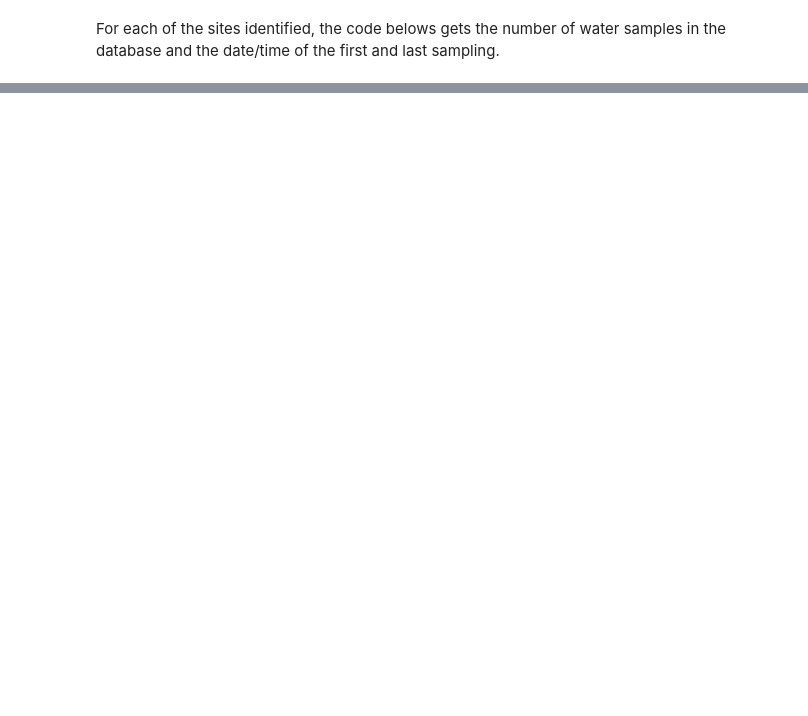
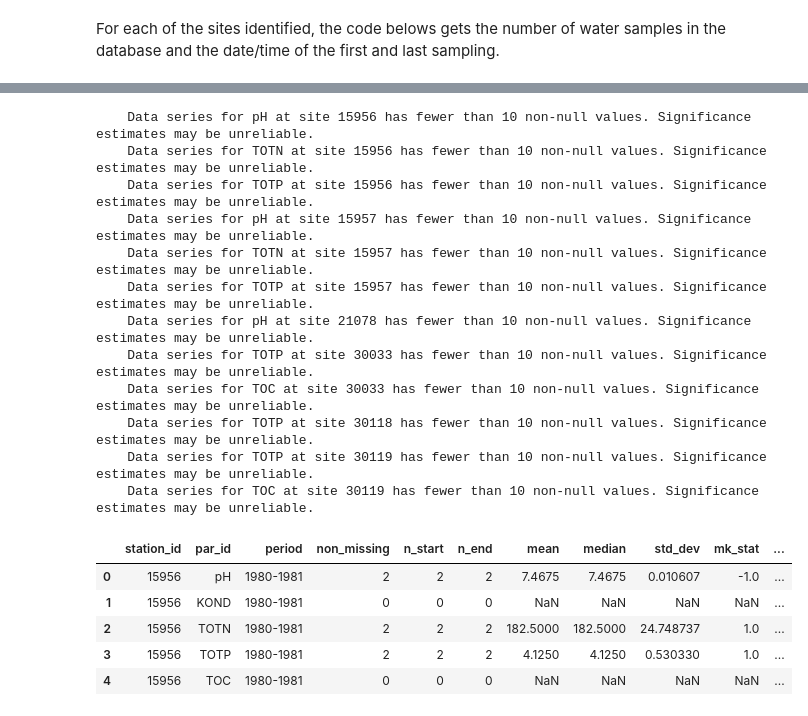
Before and after one commit to JamesSample/misc, a Jupyter notebook: resa_northern_sites.ipynb, the cells around one changed output, grey strips where cells are left out. Drawn from its saved outputs; the diff is of its cells as text; code cells hidden in the pictures; blank space fills up the shorter version.

Commit message:
Adding ts plots and trends

```diff
--- a/resa_northern_sites.ipynb
+++ b/resa_northern_sites.ipynb
@@ -157,0 +277,67 @@ df
+# %%
+# Import modified version of ICPW code
+icpw_func_path = r'C:\Data\James_Work\Staff\Nikolai_F\Arctic_Data_RESA\Python\arctic_trends.py'
+
+trends = imp.load_source('arctic_trends', icpw_func_path)
+# %%
+# Specify folder for plotting
+out_fold = r'C:\Data\James_Work\Staff\Nikolai_F\Arctic_Data_RESA\trends_plots'
+
+# File to save results to
+out_xlsx = r'C:\Data\James_Work\Staff\Nikolai_F\Arctic_Data_RESA\arctic_trends_results.xlsx'
+
+# Restructure df
+var_list = ['pH', 'KOND', 'TOTN', 'TOTP', 'TOC']
+
+# Get unique stns and vars
+stn_list = wc_df['station_id'].unique()
+
+# Container for output
+df_list = []
+
+# Loop over data
+for sidx, stn in enumerate(stn_list):
+    # Get data
+    df = wc_df.query('station_id==@stn')
+    df.index = df['date']
+    df.sort_index(inplace=True)
+
+    # Calculate annual medians
+    df = df.resample('A').median()
+
+    # Extract year col and reset index
+    df['year'] = df.index.year
+    df.reset_index(inplace=True)
+    df = df[['station_id', 'year'] + var_list]
+
+    # Calculate trends
+    res_df = trends.wc_stats(df, plot=True, fold=out_fold)
+
+    df_list.append(res_df)
+
+# Combine results
+res_df = pd.concat(df_list, axis=0)
+
+# Write output
+res_df.to_excel(out_xlsx, index=False)
+
+res_df.head()
+# %% [output]
+    Data series for pH at site 15956 has fewer than 10 non-null values. Significance estimates may be unreliable.
+    Data series for TOTN at site 15956 has fewer than 10 non-null values. Significance estimates may be unreliable.
+    Data series for TOTP at site 15956 has fewer than 10 non-null values. Significance estimates may be unreliable.
+    Data series for pH at site 15957 has fewer than 10 non-null values. Significance estimates may be unreliable.
+    Data series for TOTN at site 15957 has fewer than 10 non-null values. Significance estimates may be unreliable.
+    Data series for TOTP at site 15957 has fewer than 10 non-null values. Significance estimates may be unreliable.
+    Data series for pH at site 21078 has fewer than 10 non-null values. Significance estimates may be unreliable.
+    Data series for TOTP at site 30033 has fewer than 10 non-null values. Significance estimates may be unreliable.
+    Data series for TOC at site 30033 has fewer than 10 non-null values. Significance estimates may be unreliable.
+    Data series for TOTP at site 30118 has fewer than 10 non-null values. Significance estimates may be unreliable.
+    Data series for TOTP at site 30119 has fewer than 10 non-null values. Significance estimates may be unreliable.
+    Data series for TOC at site 30119 has fewer than 10 non-null values. Significance estimates may be unreliable.
+|  | station_id | par_id | period | non_missing | n_start | n_end | mean | median | std_dev | mk_stat | ... |
+| 0 | 15956 | pH | 1980-1981 | 2 | 2 | 2 | 7.4675 | 7.4675 | 0.010607 | -1.0 | ... |
+| 1 | 15956 | KOND | 1980-1981 | 0 | 0 | 0 | NaN | NaN | NaN | NaN | ... |
+| 2 | 15956 | TOTN | 1980-1981 | 2 | 2 | 2 | 182.5000 | 182.5000 | 24.748737 | 1.0 | ... |
+| 3 | 15956 | TOTP | 1980-1981 | 2 | 2 | 2 | 4.1250 | 4.1250 | 0.530330 | 1.0 | ... |
+| 4 | 15956 | TOC | 1980-1981 | 0 | 0 | 0 | NaN | NaN | NaN | NaN | ... |
```
Also changed, not shown: parts of 11 cells of this notebook.
